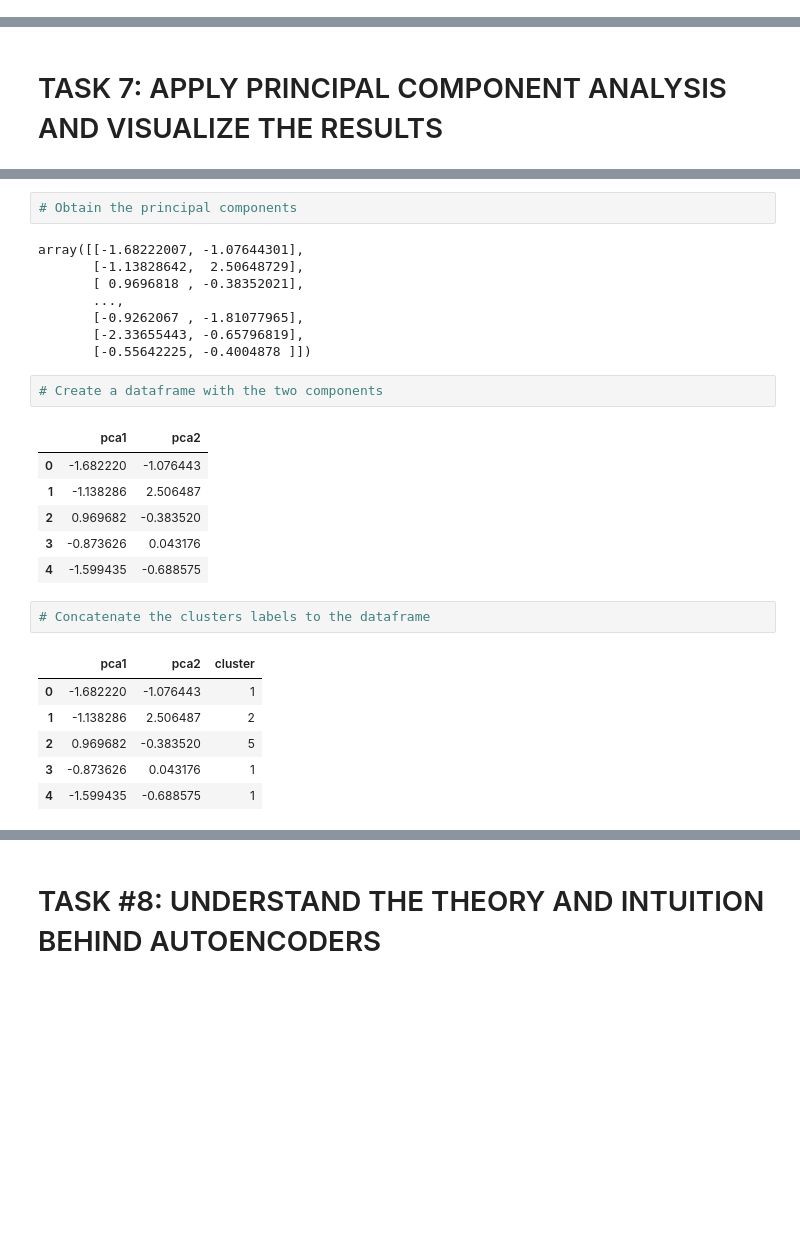
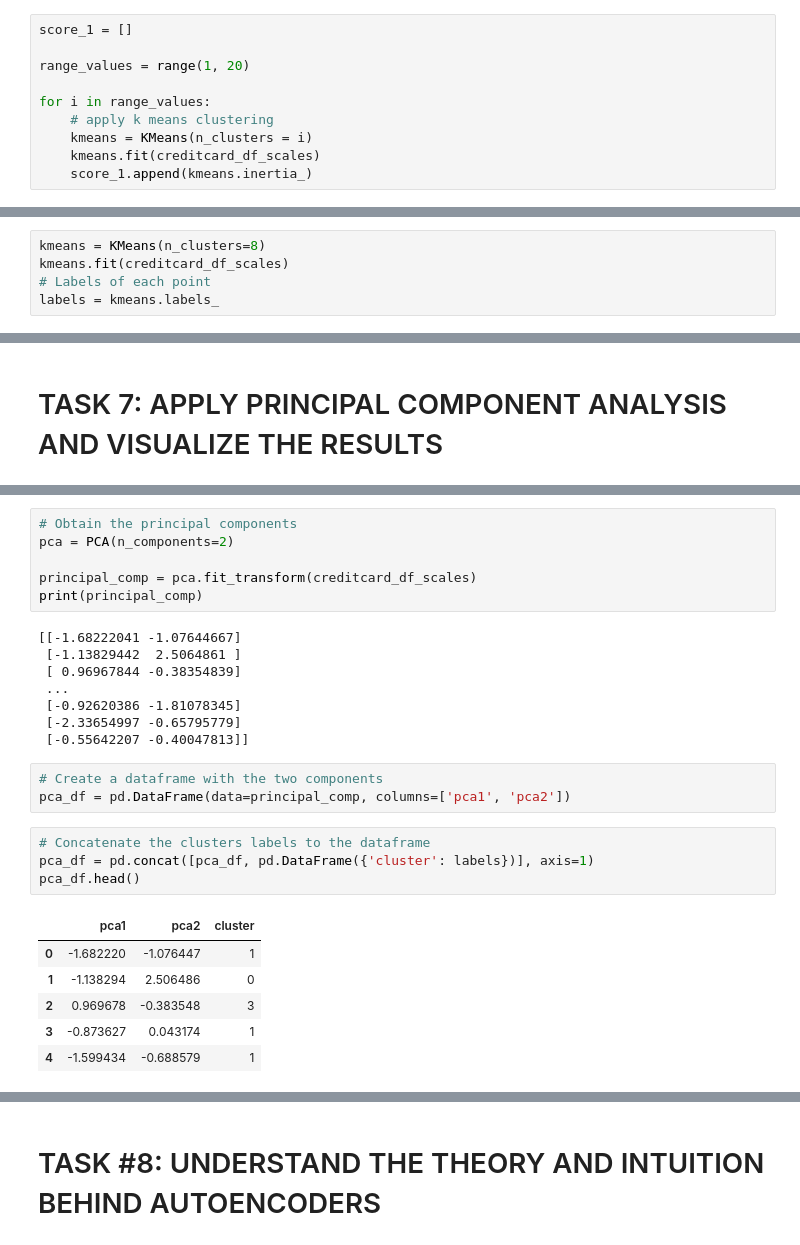
Before and after one commit to aksevenli/Data-Science-for-Business, a Jupyter notebook: Marketing_Department_Skeleton.ipynb, the cells around one changed output, grey strips where cells are left out. Saved outputs shown, nothing was run; the diff lists cells and outputs as text; blank space fills up the shorter version.

```diff
--- a/Marketing_Department_Skeleton.ipynb
+++ b/Marketing_Department_Skeleton.ipynb
@@ -361 +367,11 @@ array([[-0.73198937, -0.24943448, -0.42489974, ..., -0.31096755,
+# %%
+score_1 = []
+
+range_values = range(1, 20)
+
+for i in range_values:
+    # apply k means clustering
+    kmeans = KMeans(n_clusters = i)
+    kmeans.fit(creditcard_df_scales)
+    score_1.append(kmeans.inertia_)
 # %%
@@ -383,0 +390,5 @@ array([[-0.73198937, -0.24943448, -0.42489974, ..., -0.31096755,
+# %%
+kmeans = KMeans(n_clusters=8)
+kmeans.fit(creditcard_df_scales)
+# Labels of each point
+labels = kmeans.labels_
@@ -442,29 +496,29 @@ array([3, 2, 7, ..., 4, 4, 4], dtype=int32)
 ![alt text](https://drive.google.com/uc?id=1xDuvEnbuNqIjX5Zng39TCfGCf-BBDGf0)
 # %%
 # Obtain the principal components
+pca = PCA(n_components=2)
+
+principal_comp = pca.fit_transform(creditcard_df_scales)
+print(principal_comp)
 # %% [output]
-array([[-1.68222007, -1.07644301],
-       [-1.13828642,  2.50648729],
-       [ 0.9696818 , -0.38352021],
-       ...,
-       [-0.9262067 , -1.81077965],
-       [-2.33655443, -0.65796819],
-       [-0.55642225, -0.4004878 ]])
+[[-1.68222041 -1.07644667]
+ [-1.13829442  2.5064861 ]
+ [ 0.96967844 -0.38354839]
+ ...
+ [-0.92620386 -1.81078345]
+ [-2.33654997 -0.65795779]
+ [-0.55642207 -0.40047813]]
 # %%
 # Create a dataframe with the two components
+pca_df = pd.DataFrame(data=principal_comp, columns=['pca1', 'pca2'])
-# %% [output]
-|  | pca1 | pca2 |
-| 0 | -1.682220 | -1.076443 |
-| 1 | -1.138286 | 2.506487 |
-| 2 | 0.969682 | -0.383520 |
-| 3 | -0.873626 | 0.043176 |
-| 4 | -1.599435 | -0.688575 |
 # %%
 # Concatenate the clusters labels to the dataframe
+pca_df = pd.concat([pca_df, pd.DataFrame({'cluster': labels})], axis=1)
+pca_df.head()
 # %% [output]
 |  | pca1 | pca2 | cluster |
-| 0 | -1.682220 | -1.076443 | 1 |
-| 1 | -1.138286 | 2.506487 | 2 |
-| 2 | 0.969682 | -0.383520 | 5 |
-| 3 | -0.873626 | 0.043176 | 1 |
-| 4 | -1.599435 | -0.688575 | 1 |
+| 0 | -1.682220 | -1.076447 | 1 |
+| 1 | -1.138294 | 2.506486 | 0 |
+| 2 | 0.969678 | -0.383548 | 3 |
+| 3 | -0.873627 | 0.043174 | 1 |
+| 4 | -1.599434 | -0.688579 | 1 |
```
Also changed, not shown: parts of 48 cells of this notebook.
